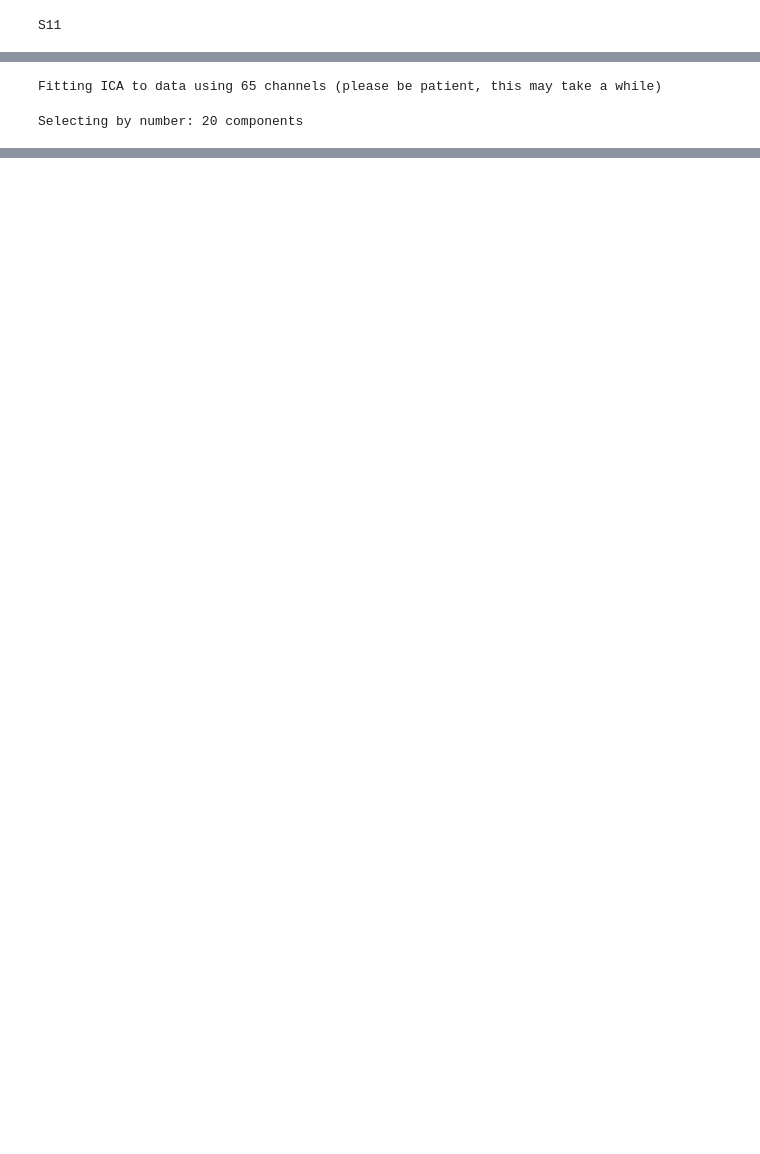
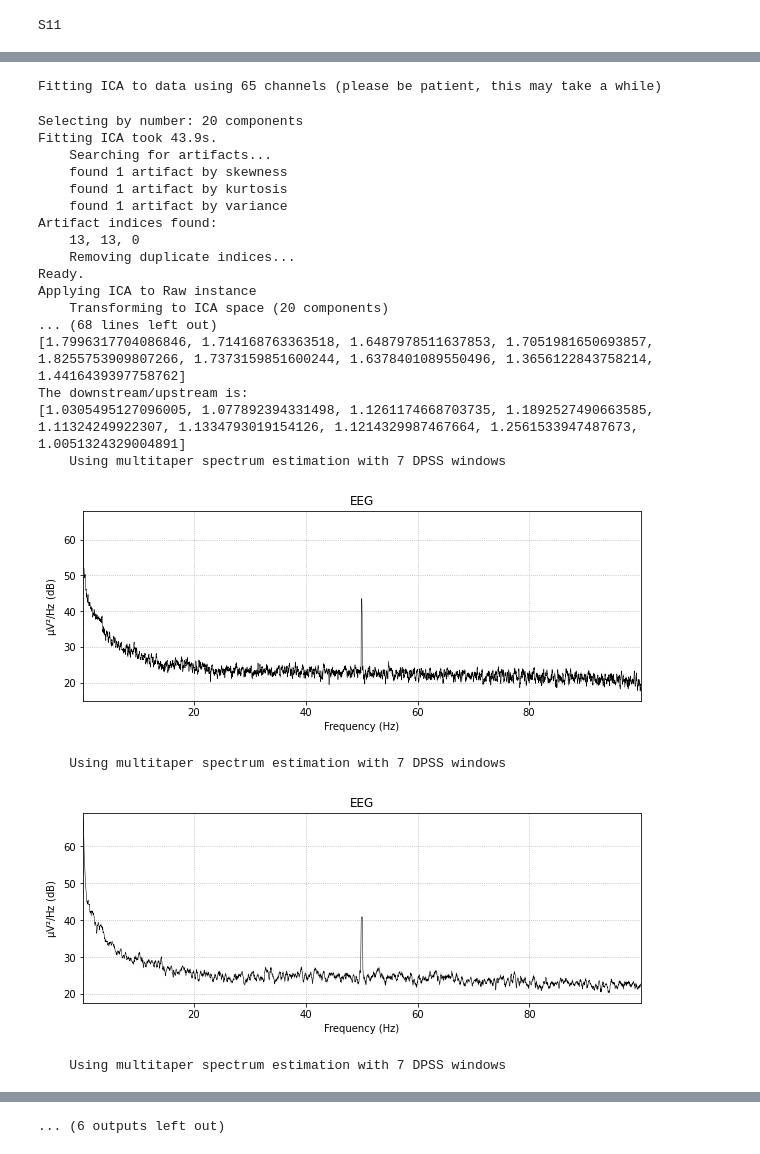
Before and after one commit to zhenyumi/LangouEEG, a Jupyter notebook: View-Copy1.ipynb, the cells around one changed output, grey strips where cells are left out. Cells and saved outputs as stored; diff of their text form; code cells hidden in the pictures; blank space fills up the shorter version.

```diff
--- a/View-Copy1.ipynb
+++ b/View-Copy1.ipynb
@@ -27,8 +27,9 @@ for i in range(11,12):
     epochs = epoch_RR,epoch_RF,epoch_4R,epoch_4F
     downstream_mean_power,target_mean_power,upstream_mean_power=getRatio_rest(epoch_4R,picks=picks_str, MA = True)
     downstream_mean_power,target_mean_power,upstream_mean_power=getRatio_flicker(epoch_4F,picks=picks_str, MA = True)
-    specPlot(epochs, MA = True)
-    superposGamma(epoch_4R,epoch_4F,epoch_RF,subject_name)
+    specPlot(epochs)
+    superposGamma(epoch_4R,epoch_4F,epoch_RF,subject_name, MA=True)
+    superposGamma(epoch_4R,epoch_4F,epoch_RF,subject_name, MA=False)
     superposFull(epoch_4R,epoch_4F,epoch_RF,subject_name)
     print(subject_name+'done')
 save_ratios()
@@ -37,30 +38,50 @@ csv_transformat(type='rest')
 # %% [output]
 S11
 Reading 0 ... 1562349  =      0.000 ...  3124.698 secs...
 1 duplicate electrode labels found:
 M1/Trigger
 Plotting 66 unique labels.
 Creating RawArray with float64 data, n_channels=66, n_times=1
     Range : 0 ... 0 =      0.000 ...     0.000 secs
 Ready.
 [figure]
 file info:
 <Info | 10 non-empty values
  bads: 1 items (Trigger)
  ch_names: FP1, FPZ, FP2, AF3, AF4, F7, F5, F3, F1, FZ, F2, F4, F6, F8, ...
  chs: 66 EEG
  custom_ref_applied: False
  dig: 66 items (66 EEG)
  highpass: 0.0 Hz
  lowpass: 250.0 Hz
  meas_date: unspecified
  nchan: 66
  projs: []
 ... (23 lines left out)
 Applying a custom EEG reference.
 Removed notch frequencies (Hz):
      50.00 : 41118 windows
 Effective window size : 4.096 (s)
 [figure]
 Fitting ICA to data using 65 channels (please be patient, this may take a while)
 Selecting by number: 20 components
+Fitting ICA took 43.9s.
+    Searching for artifacts...
+    found 1 artifact by skewness
+    found 1 artifact by kurtosis
+    found 1 artifact by variance
+Artifact indices found:
+    13, 13, 0
+    Removing duplicate indices...
+Ready.
+Applying ICA to Raw instance
+    Transforming to ICA space (20 components)
+... (68 lines left out)
+[1.7996317704086846, 1.714168763363518, 1.6487978511637853, 1.7051981650693857, 1.8255753909807266, 1.7373159851600244, 1.6378401089550496, 1.3656122843758214, 1.4416439397758762]
+The downstream/upstream is:
+[1.0305495127096005, 1.077892394331498, 1.1261174668703735, 1.1892527490663585, 1.11324249922307, 1.1334793019154126, 1.1214329987467664, 1.2561533947487673, 1.0051324329004891]
+    Using multitaper spectrum estimation with 7 DPSS windows
+[figure, added]
+    Using multitaper spectrum estimation with 7 DPSS windows
+[figure, added]
+    Using multitaper spectrum estimation with 7 DPSS windows
@@ -67,3 +89,4 @@ Selecting by number: 20 components
+... (6 outputs left out)
 # %%
 subject_name='S11'
 raw,picks,picks_str = initData(subject_name)
```
Also changed, not shown: parts of 1 cell of this notebook.
